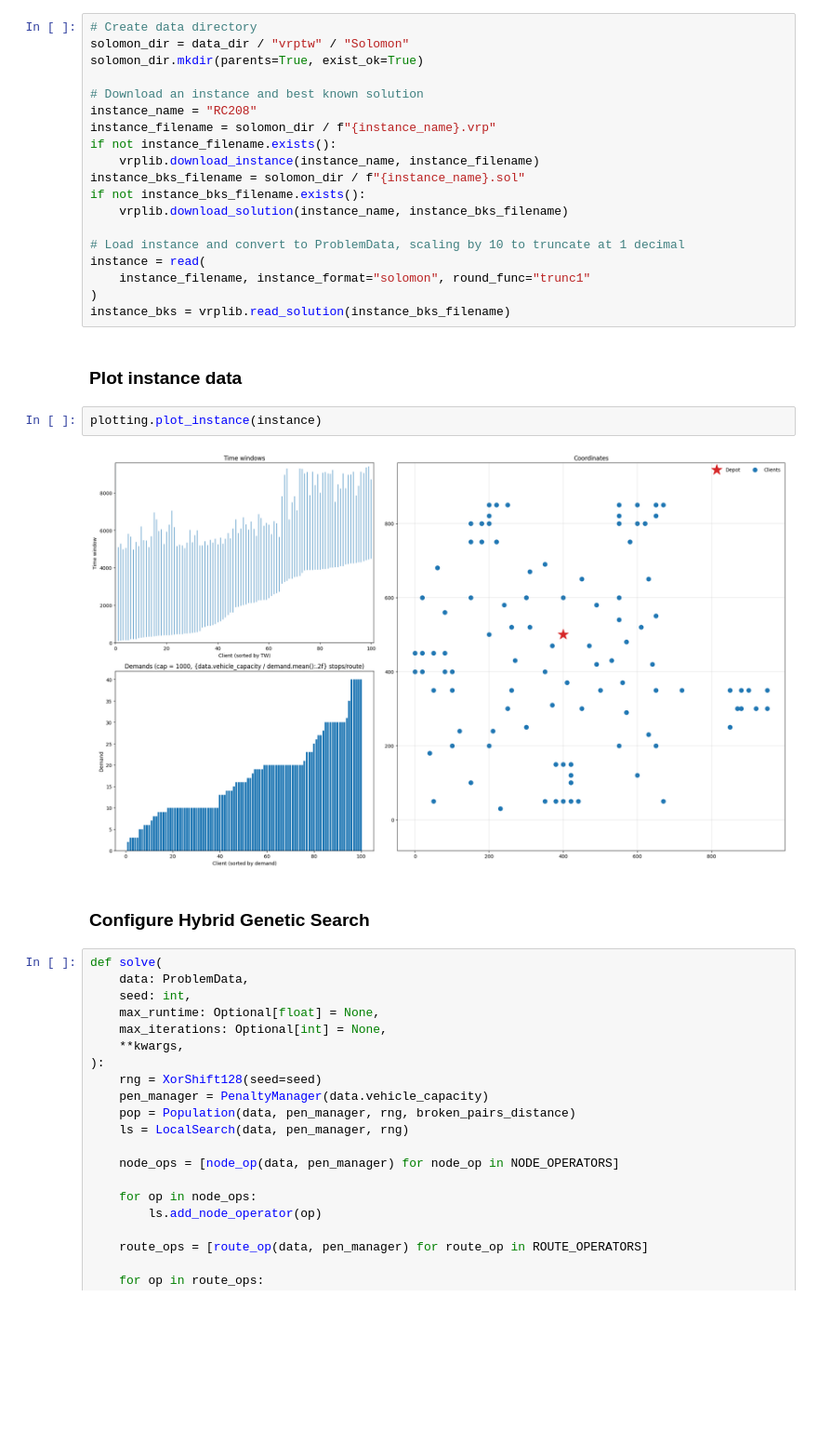
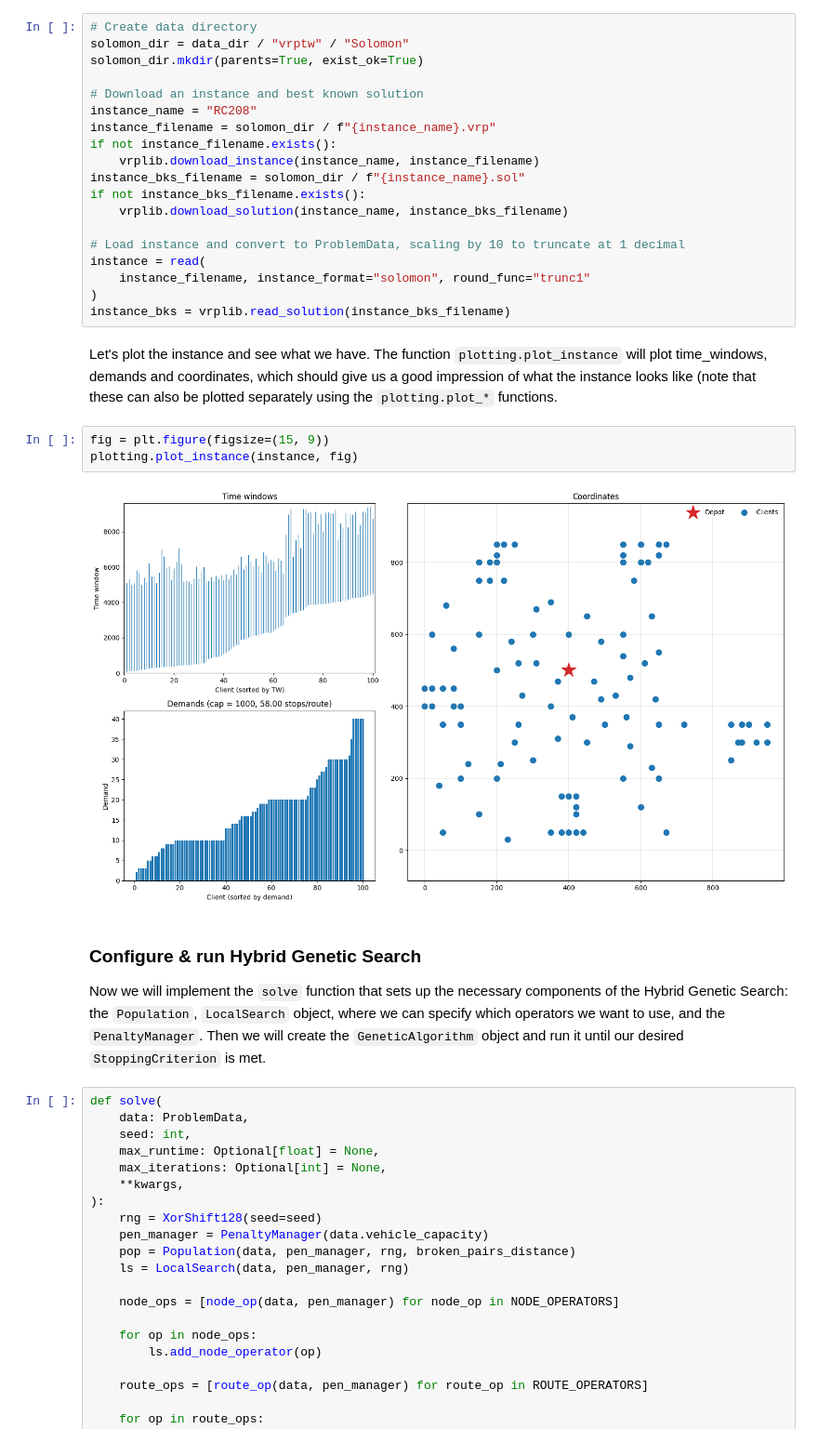
Before and after one commit to PyVRP/PyVRP, a Jupyter notebook: examples/vrptw.ipynb, the cells around one changed output. Shown at 93% size. Drawn from its saved outputs; the diff is of its cells as text; blank space fills up the shorter version.

```diff
--- a/examples/vrptw.ipynb
+++ b/examples/vrptw.ipynb
@@ -57,14 +59,16 @@ instance = read(
     instance_filename, instance_format="solomon", round_func="trunc1"
 )
 instance_bks = vrplib.read_solution(instance_bks_filename)
-# %% [markdown]
-### Plot instance data
-# %%
-plotting.plot_instance(instance)
-# %% [output]
-[figure, removed]
-# %% [markdown]
-### Configure Hybrid Genetic Search
+# %% [markdown]
+Let's plot the instance and see what we have. The function `plotting.plot_instance` will plot time_windows, demands and coordinates, which should give us a good impression of what the instance looks like (note that these can also be plotted separately using the `plotting.plot_*` functions.
+# %%
+fig = plt.figure(figsize=(15, 9))
+plotting.plot_instance(instance, fig)
+# %% [output]
+[figure, added]
+# %% [markdown]
+### Configure & run Hybrid Genetic Search
+Now we will implement the `solve` function that sets up the necessary components of the Hybrid Genetic Search: the `Population`, `LocalSearch` object, where we can specify which operators we want to use, and the `PenaltyManager`. Then we will create the `GeneticAlgorithm` object and run it until our desired `StoppingCriterion` is met.
 # %%
 def solve(
     data: ProblemData,
```
Also changed, not shown: parts of 25 cells of this notebook.
